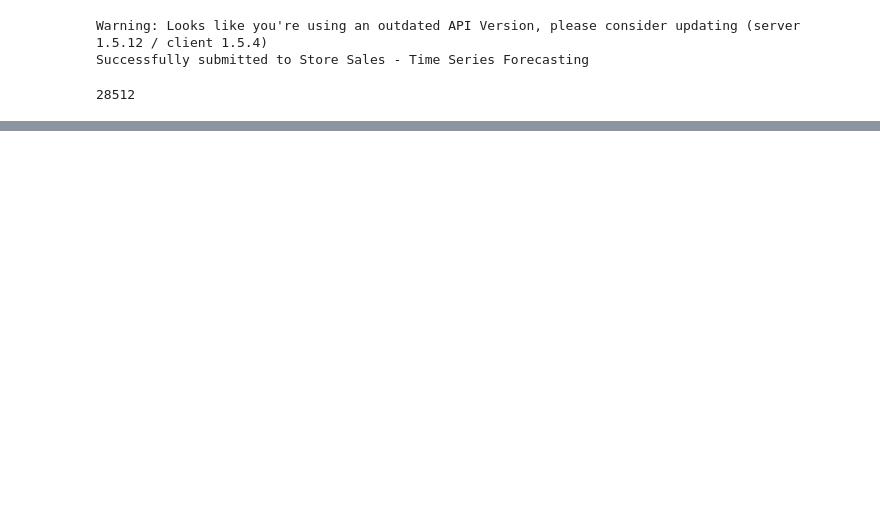
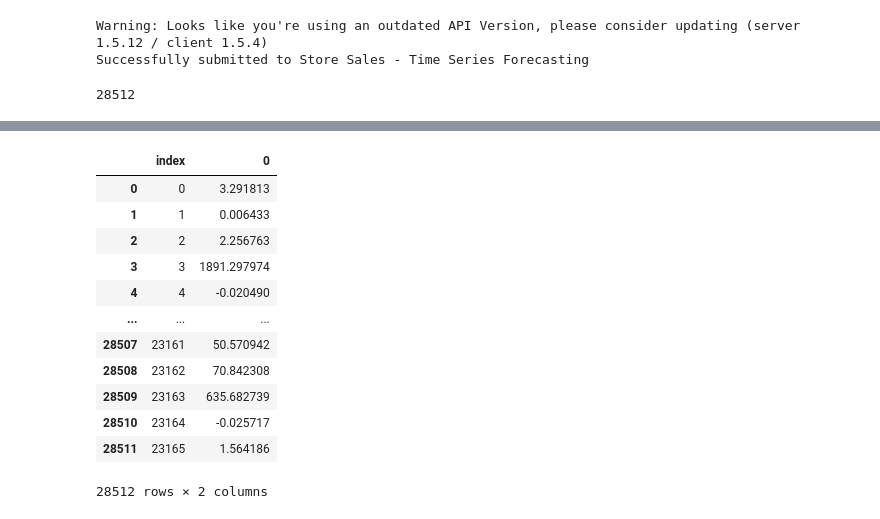
Before and after one commit to Keishin315/Keishin315, a Jupyter notebook: store_sales_forecast.ipynb, the cells around one changed output, grey strips where cells are left out. Cells and saved outputs as stored; diff of their text form; code cells hidden in the pictures; blank space fills up the shorter version.

```diff
--- a/store_sales_forecast.ipynb
+++ b/store_sales_forecast.ipynb
@@ -416,0 +511,27 @@ spe = spe.drop(['store_nbr','family'],axis = 1)
+# %%
+hosokum = []
+for i in hosoku:
+    for k in i:
+      hosokum.append(k)
+# %%
+hosokumi = pd.DataFrame(hosokum)
+# %%
+hosokumi = hosokumi.append(subm)
+# %%
+hosokumi = hosokumi.reset_index()
+# %%
+hosokumi
+# %% [output]
+|  | index | 0 |
+| 0 | 0 | 3.291813 |
+| 1 | 1 | 0.006433 |
+| 2 | 2 | 2.256763 |
+| 3 | 3 | 1891.297974 |
+| 4 | 4 | -0.020490 |
+| ... | ... | ... |
+| 28507 | 23161 | 50.570942 |
+| 28508 | 23162 | 70.842308 |
+| 28509 | 23163 | 635.682739 |
+| 28510 | 23164 | -0.025717 |
+| 28511 | 23165 | 1.564186 |
+28512 rows × 2 columns
```
Also changed, not shown: parts of 20 cells of this notebook.
